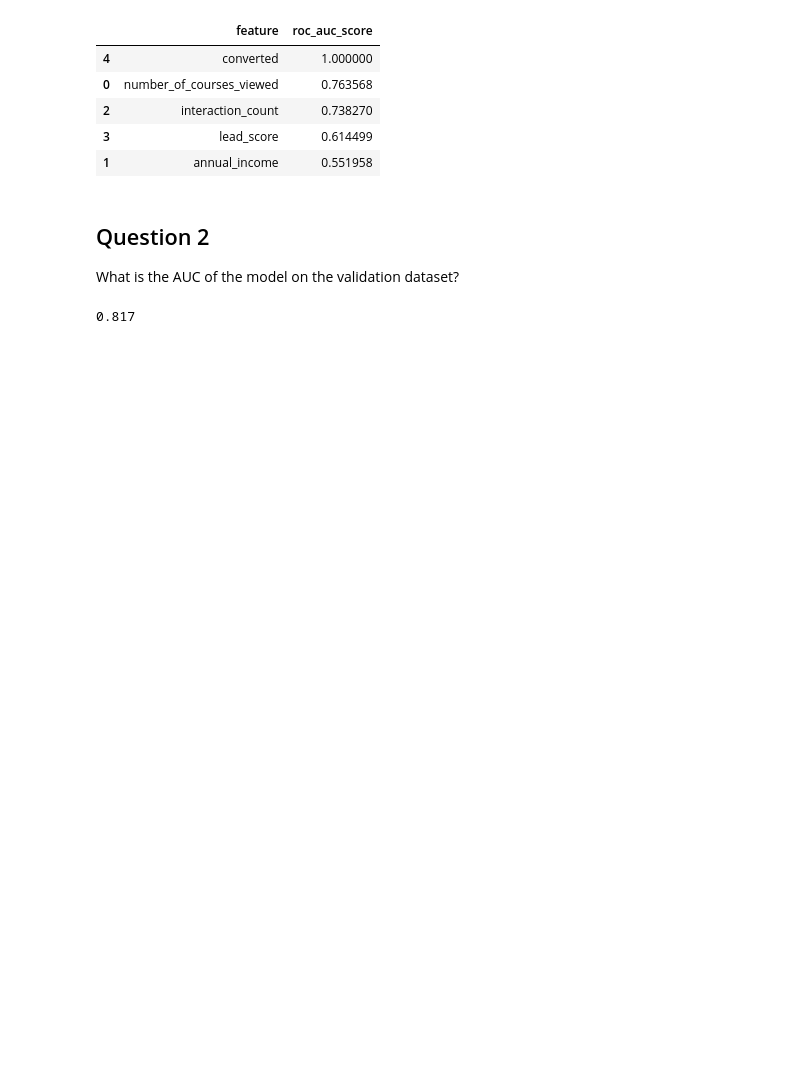
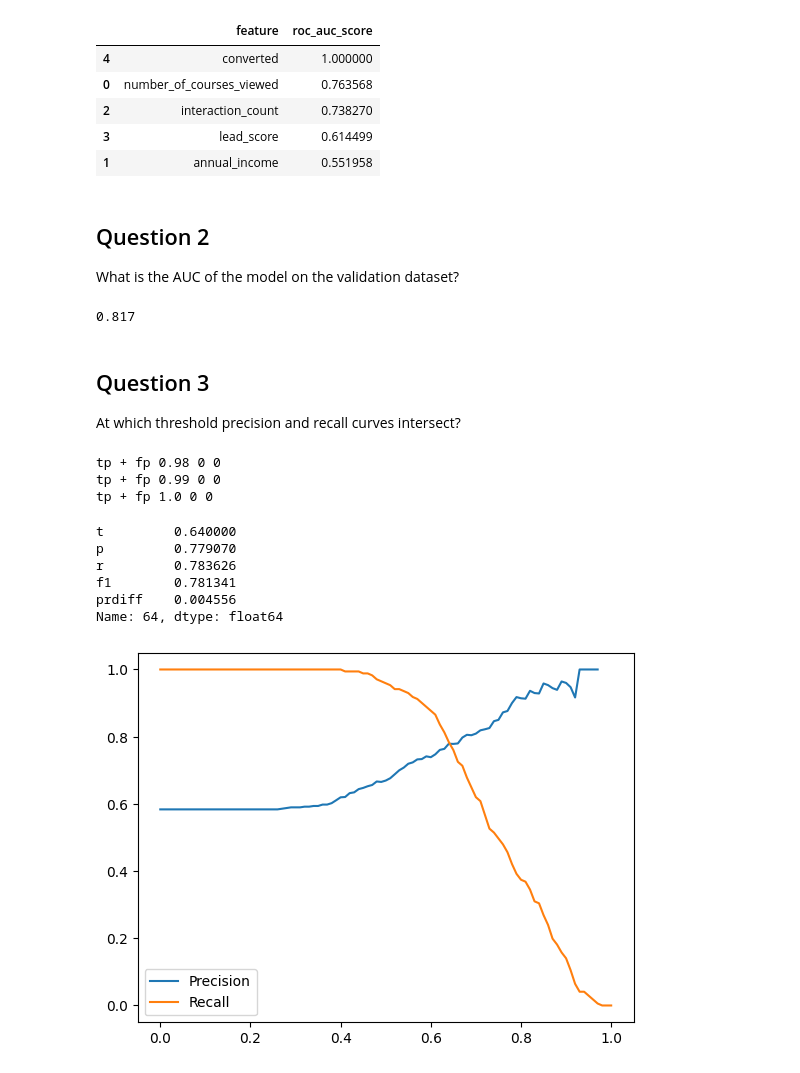
Before and after one commit to holdenparker/ml-zoomcamp-2025, a Jupyter notebook: homework/04/evaluation.ipynb, the cells around one changed output. Saved outputs shown, nothing was run; the diff lists cells and outputs as text; code cells hidden in the pictures; blank space fills up the shorter version.

Commit message:
feat: HW04 - Evaluating using precision, recall, f1, and AUC over different folds.

```diff
--- a/homework/04/evaluation.ipynb
+++ b/homework/04/evaluation.ipynb
@@ -124,3 +125,62 @@ def ras(tr_df, v_df):
 round(ras(train_df, val_df), 3)
 # %% [output]
 0.817
+# %% [markdown]
+## Question 3
+At which threshold precision and recall curves intersect?
+# %%
+def confusion_table(v_y, p_y, t):
+    actual_pos = (v_y == 1)
+    actual_neg = (v_y == 0)
+    predict_pos = (p_y >= t)
+    predict_neg = (p_y < t)
+
+    true_pos = (predict_pos & actual_pos).sum()
+    true_neg = (predict_neg & actual_neg).sum()
+    false_pos = (predict_pos & actual_neg).sum()
+    false_neg = (predict_neg & actual_pos).sum()
+
+    return true_neg, false_pos, false_neg, true_pos
+# %%
+def precision_and_recall(v_y, p_y, t):
+    tn, fp, fn, tp = confusion_table(v_y, p_y, t)
+    if (tp + fp) == 0:
+        print("tp + fp", t, tp, fp)
+    if (tp + fn) == 0:
+        print("tp + fn", t, tp, fn)
+    precision = tp / (tp + fp)
+    recall = tp / (tp + fn)
+    return precision, recall
+# %%
+def calc_evals(tr_df, v_df):
+    val_y, pred_y = train(tr_df, v_df)
+
+    prec_rec = []
+
+    for threshold in [i / 100 for i in range(101)]:
+        prec, rec = precision_and_recall(val_y, pred_y, threshold)
+        f1 = 2 * ((prec * rec) / ( prec + rec))
+        prec_rec.append((threshold, prec, rec, f1, abs(prec - rec)))
+
+    prec_rec_df = pd.DataFrame(prec_rec, columns=['t', 'p', 'r', 'f1', 'prdiff'])
+
+    return prec_rec_df
+# %%
+evals_df = calc_evals(train_df, val_df)
+
+plt.plot(evals_df.t, evals_df.p, label='Precision')
+plt.plot(evals_df.t, evals_df.r, label='Recall')
+plt.legend()
+
+evals_df.loc[evals_df['prdiff'].idxmin()]
+# %% [output]
+tp + fp 0.98 0 0
+tp + fp 0.99 0 0
+tp + fp 1.0 0 0
+t         0.640000
+p         0.779070
+r         0.783626
+f1        0.781341
+prdiff    0.004556
+Name: 64, dtype: float64
+[figure, added]
```
Also changed, not shown: parts of 8 cells of this notebook.
